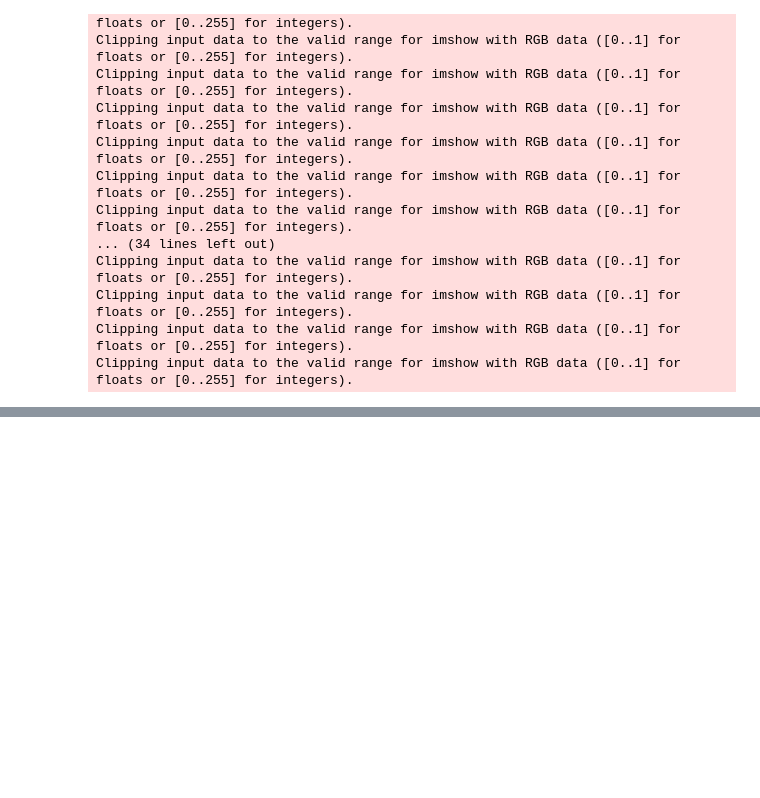
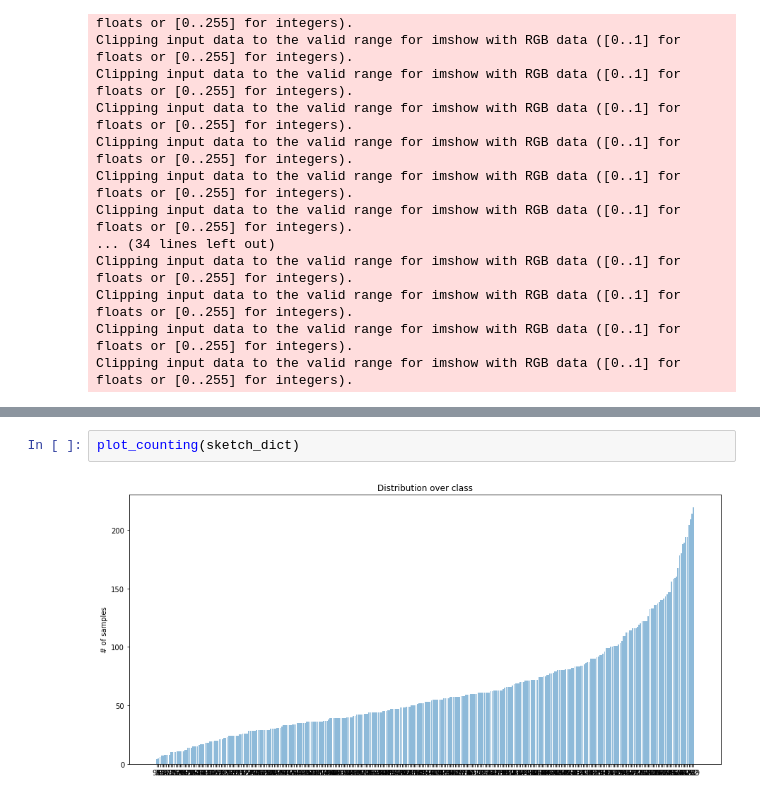
Before and after one commit to JiaMingLin/MDAN, a Jupyter notebook: notebooks/basic_statistics.ipynb, the cells around one changed output, grey strips where cells are left out. Drawn from its saved outputs; the diff is of its cells as text; blank space fills up the shorter version.

```diff
--- a/notebooks/basic_statistics.ipynb
+++ b/notebooks/basic_statistics.ipynb
@@ -103,0 +194,4 @@ Clipping input data to the valid range for imshow with RGB data ([0..1] for floa
+# %%
+plot_counting(sketch_dict)
+# %% [output]
+[figure, added]
```
Also changed, not shown: parts of 9 cells of this notebook, 9 other files.
